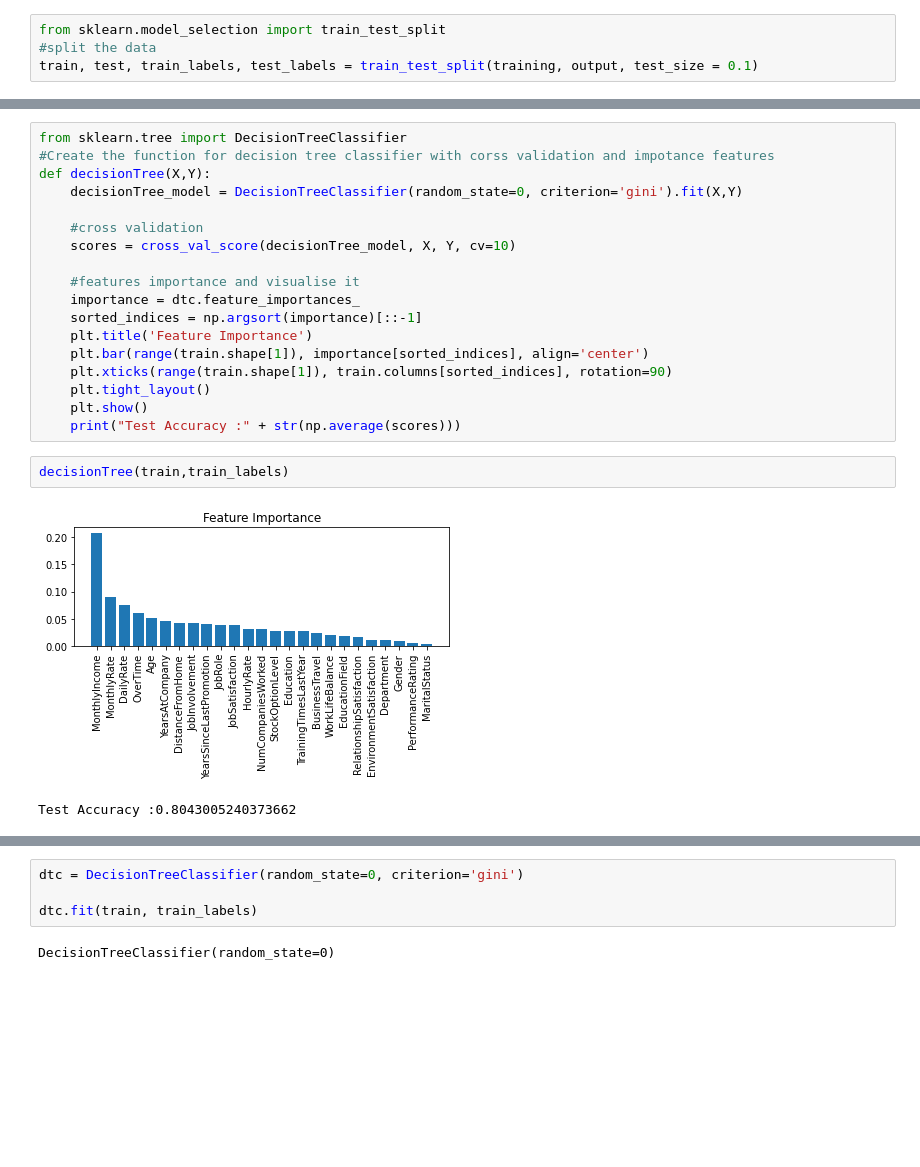
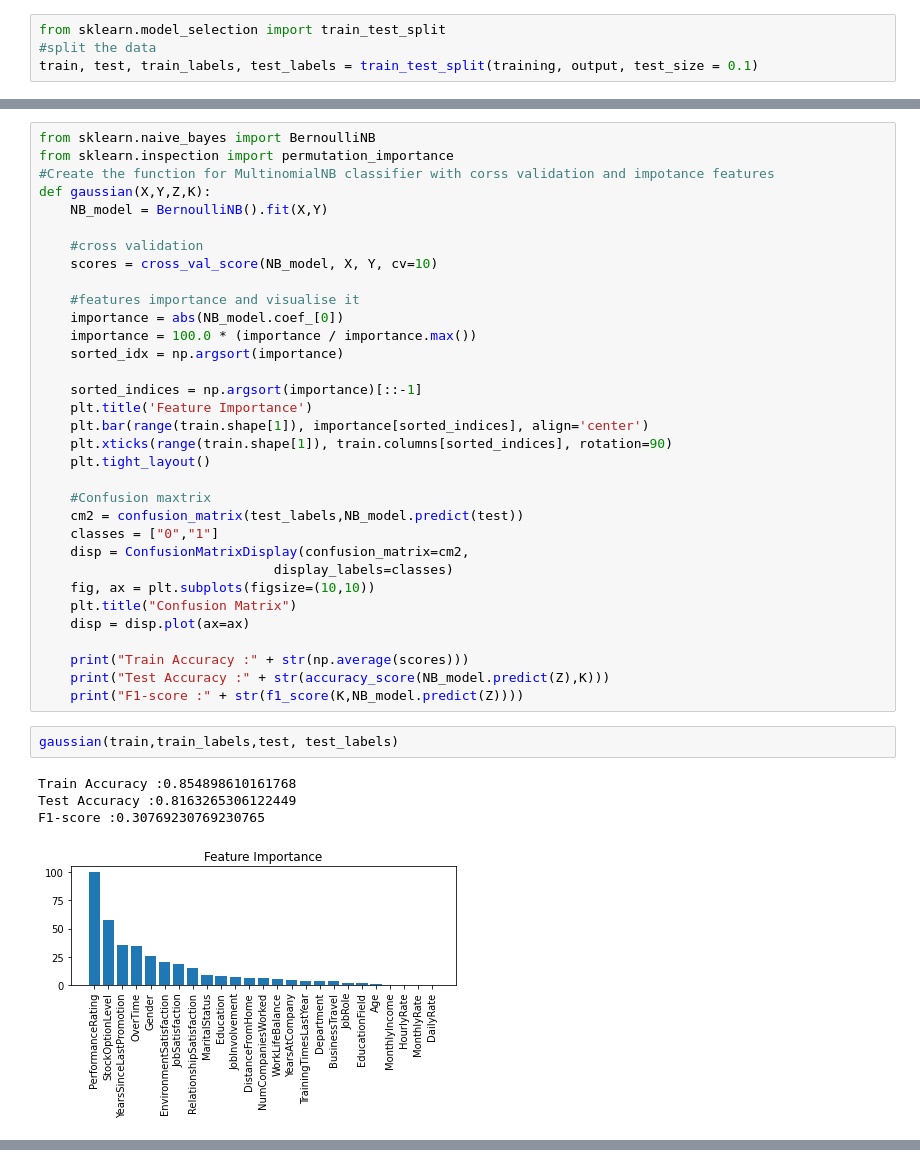
Before and after one commit to JackLieu95/Atrrition-prediction, a Jupyter notebook: Employee attrition (1).ipynb, the cells around one changed output, grey strips where cells are left out. Cells and saved outputs as stored; diff of their text form; blank space fills up the shorter version.

```diff
--- a/Employee attrition (1).ipynb
+++ b/Employee attrition (1).ipynb
@@ -1042,23 +1113,40 @@ Test Accuracy :0.8654647983595352
 # %%
-from sklearn.tree import DecisionTreeClassifier
-#Create the function for decision tree classifier with corss validation and impotance features
-def decisionTree(X,Y):
-    decisionTree_model = DecisionTreeClassifier(random_state=0, criterion='gini').fit(X,Y)
+from sklearn.naive_bayes import BernoulliNB
+from sklearn.inspection import permutation_importance
+#Create the function for MultinomialNB classifier with corss validation and impotance features
+def gaussian(X,Y,Z,K):
+    NB_model = BernoulliNB().fit(X,Y)
 
     #cross validation
-    scores = cross_val_score(decisionTree_model, X, Y, cv=10)
+    scores = cross_val_score(NB_model, X, Y, cv=10)
 
     #features importance and visualise it
-    importance = dtc.feature_importances_
+    importance = abs(NB_model.coef_[0])
+    importance = 100.0 * (importance / importance.max())
+    sorted_idx = np.argsort(importance)
+
     sorted_indices = np.argsort(importance)[::-1]
     plt.title('Feature Importance')
     plt.bar(range(train.shape[1]), importance[sorted_indices], align='center')
     plt.xticks(range(train.shape[1]), train.columns[sorted_indices], rotation=90)
     plt.tight_layout()
-    plt.show()
-    print("Test Accuracy :" + str(np.average(scores)))
+
+    #Confusion maxtrix
+    cm2 = confusion_matrix(test_labels,NB_model.predict(test))
+    classes = ["0","1"]
+    disp = ConfusionMatrixDisplay(confusion_matrix=cm2,
+                              display_labels=classes)
+    fig, ax = plt.subplots(figsize=(10,10))
+    plt.title("Confusion Matrix")
+    disp = disp.plot(ax=ax)
+
+    print("Train Accuracy :" + str(np.average(scores)))
+    print("Test Accuracy :" + str(accuracy_score(NB_model.predict(Z),K)))
+    print("F1-score :" + str(f1_score(K,NB_model.predict(Z))))
 # %%
-decisionTree(train,train_labels)
+gaussian(train,train_labels,test, test_labels)
 # %% [output]
+Train Accuracy :0.854898610161768
+Test Accuracy :0.8163265306122449
+F1-score :0.30769230769230765
-[figure, old version]
+[figure, new version]
-Test Accuracy :0.8043005240373662
@@ -1065,6 +1153,0 @@ Test Accuracy :0.8043005240373662
-# %%
-dtc = DecisionTreeClassifier(random_state=0, criterion='gini')
-
-dtc.fit(train, train_labels)
-# %% [output]
-DecisionTreeClassifier(random_state=0)
```
Also changed, not shown: parts of 13 cells of this notebook.
